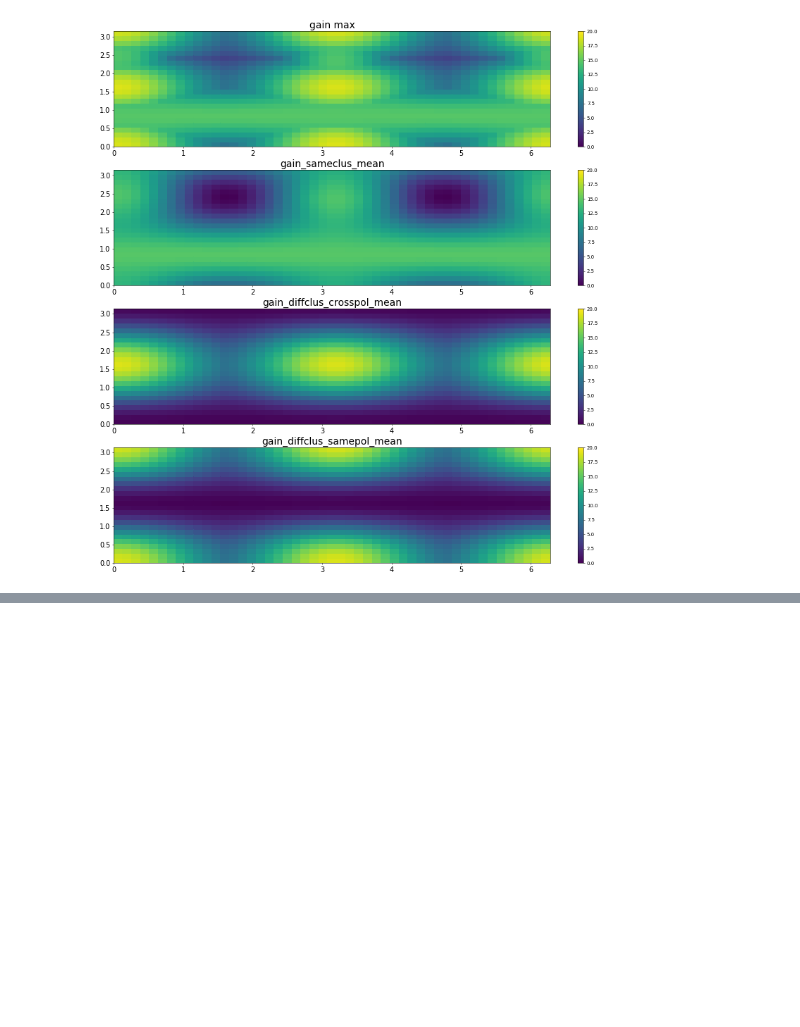
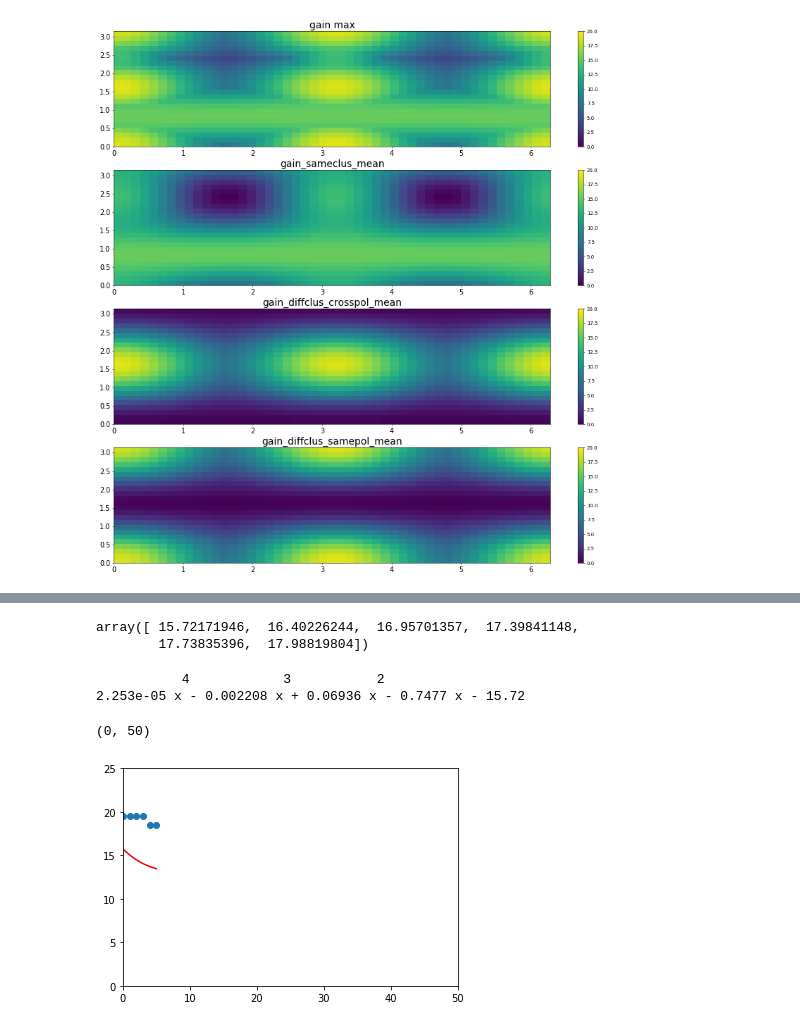
Before and after one commit to dienhoa/hybrid_beamforming_notebook, a Jupyter notebook: Gain Analyse.ipynb, the cells around one changed output, grey strips where cells are left out. Saved outputs shown, nothing was run; the diff lists cells and outputs as text; code cells hidden in the pictures; blank space fills up the shorter version.

```diff
--- a/Gain Analyse.ipynb
+++ b/Gain Analyse.ipynb
@@ -330,0 +371,19 @@ plt.ylim(0,180)
+# %%
+p(boundary_4_1[0,:])
+# %% [output]
+array([ 15.72171946,  16.40226244,  16.95701357,  17.39841148,
+        17.73835396,  17.98819804])
+# %%
+p1 = -p
+# p1 = p + np.max(boundary_4_1[1,:])
+print(np.poly1d(p1))
+
+plt.scatter(boundary_4_1[0,:],boundary_4_1[1,:])
+plt.plot(boundary_4_1[0,:], p[0]*2 + p1(boundary_4_1[0,:]), 'r-', label='fit')
+plt.ylim(0,25)
+plt.xlim(0,50)
+# %% [output]
+           4            3           2
+2.253e-05 x - 0.002208 x + 0.06936 x - 0.7477 x - 15.72
+(0, 50)
+[figure, added]
```
Also changed, not shown: parts of 15 cells of this notebook, 2 other files.
